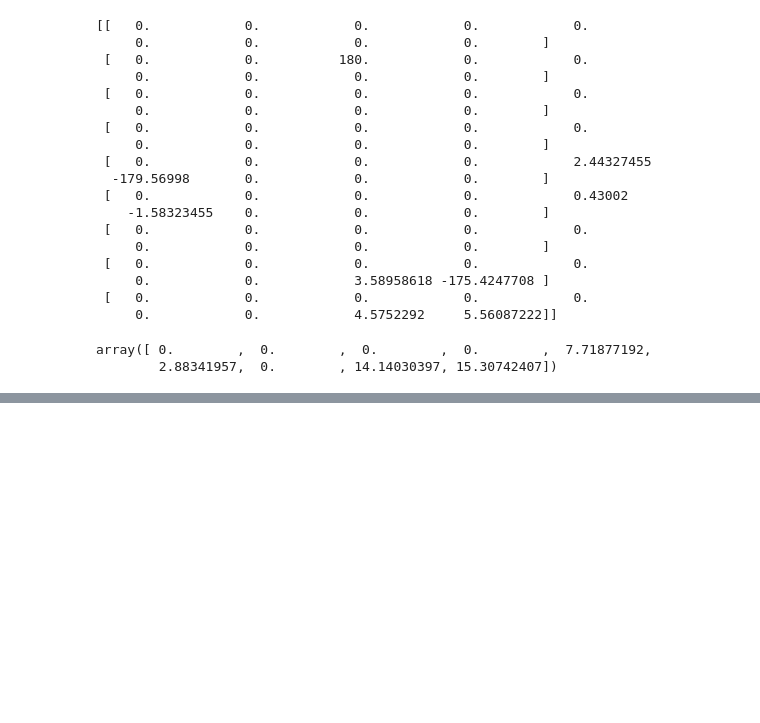
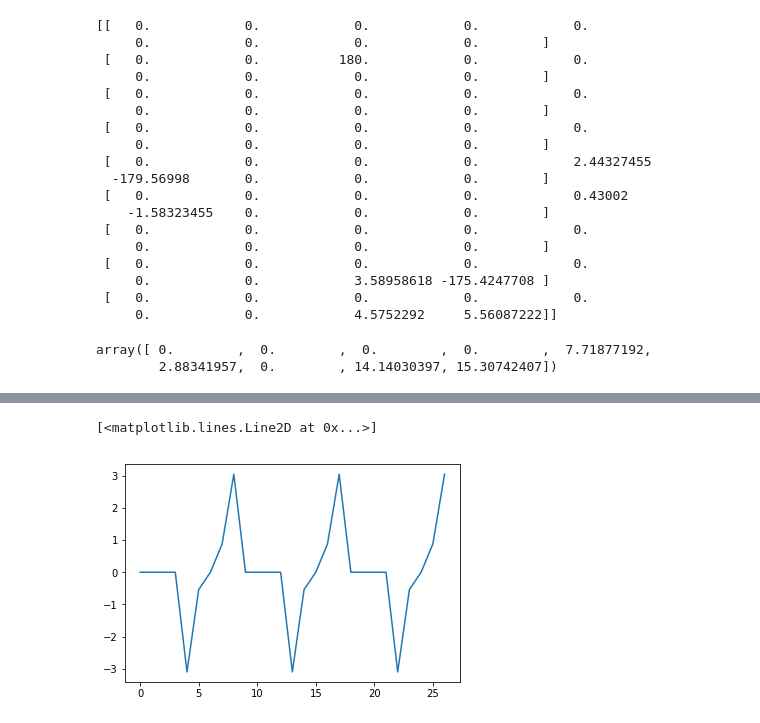
Before and after one commit to r0cketdyne/bhcalcs, a Jupyter notebook: Building a CSUM from the ZZ interaction.ipynb, the cells around one changed output, grey strips where cells are left out. Cells and saved outputs as stored; diff of their text form; code cells hidden in the pictures; blank space fills up the shorter version.

```diff
--- a/Building a CSUM from the ZZ interaction.ipynb
+++ b/Building a CSUM from the ZZ interaction.ipynb
@@ -191,0 +231,6 @@ array([ 0.        ,  0.        ,  0.        ,  0.        ,  7.71877192,
+# %%
+U_desired = np.kron(Id, expm(-1j*3*delta_t*H_q1q2))
+plt.plot(np.angle(np.diag(U_desired)))
+# %% [output]
+[<matplotlib.lines.Line2D at 0x...>]
+[figure, added]
```
Also changed, not shown: parts of 10 cells of this notebook, 1 other file.
